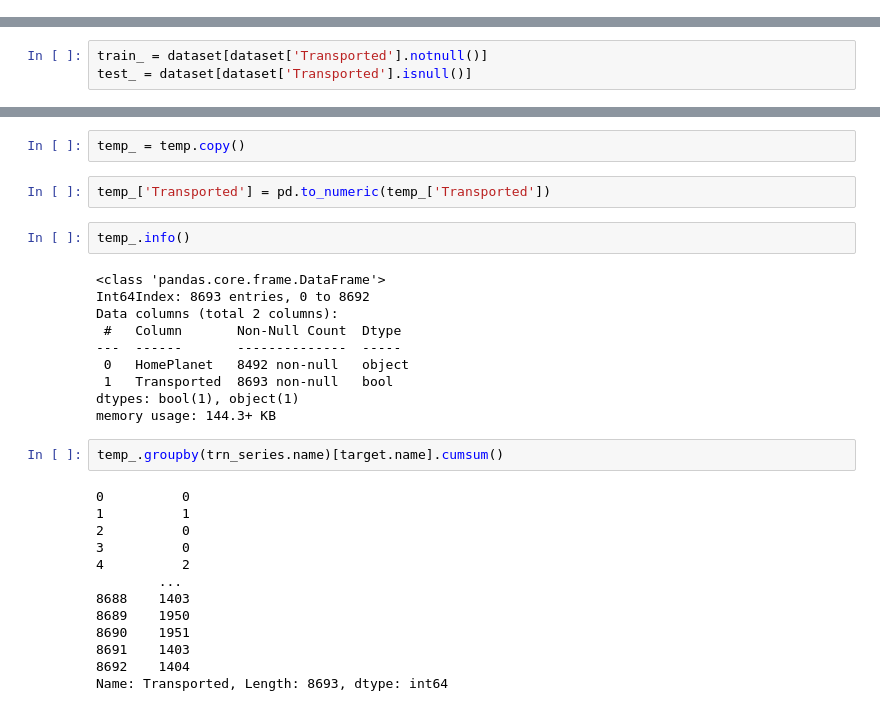
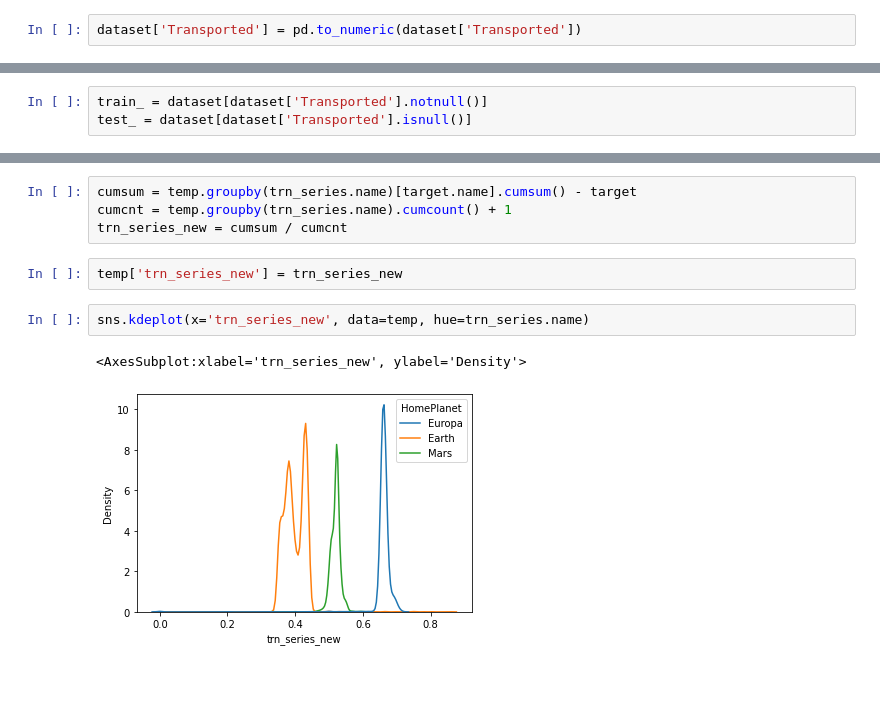
Before and after one commit to sinjy1203/kaggle_MyNotebook, a Jupyter notebook: spaceshiptitanic-binaryclassification-2.ipynb, the cells around one changed output, grey strips where cells are left out. Cells and saved outputs as stored; diff of their text form; blank space fills up the shorter version.

```diff
--- a/spaceshiptitanic-binaryclassification-2.ipynb
+++ b/spaceshiptitanic-binaryclassification-2.ipynb
@@ -57,6 +77,8 @@ dataset = pd.concat([train, test], axis=0).reset_index(drop=True)
 dataset.shape, train.shape, test.shape
 # %% [output]
 ((12970, 14), (8693, 14), (4277, 13))
+# %%
+dataset['Transported'] = pd.to_numeric(dataset['Transported'])
 # %% [markdown]
 ### PassengerId
 ### Add group_cnt, group_num
@@ -359,31 +327,11 @@ averages
-# %%
-temp_ = temp.copy()
-# %%
-temp_['Transported'] = pd.to_numeric(temp_['Transported'])
-# %%
-temp_.info()
-# %% [output]
-<class 'pandas.core.frame.DataFrame'>
-Int64Index: 8693 entries, 0 to 8692
-Data columns (total 2 columns):
- #   Column       Non-Null Count  Dtype
----  ------       --------------  -----
- 0   HomePlanet   8492 non-null   object
- 1   Transported  8693 non-null   bool
-dtypes: bool(1), object(1)
-memory usage: 144.3+ KB
 # %%
-temp_.groupby(trn_series.name)[target.name].cumsum()
+cumsum = temp.groupby(trn_series.name)[target.name].cumsum() - target
+cumcnt = temp.groupby(trn_series.name).cumcount() + 1
+trn_series_new = cumsum / cumcnt
-# %% [output]
-0          0
-1          1
-2          0
-3          0
-4          2
-        ...
-8688    1403
-8689    1950
-8690    1951
-8691    1403
-8692    1404
-Name: Transported, Length: 8693, dtype: int64
+# %%
+temp['trn_series_new'] = trn_series_new
+# %%
+sns.kdeplot(x='trn_series_new', data=temp, hue=trn_series.name)
+# %% [output]
+<AxesSubplot:xlabel='trn_series_new', ylabel='Density'>
+[figure, added]
```
Also changed, not shown: parts of 19 cells of this notebook.
